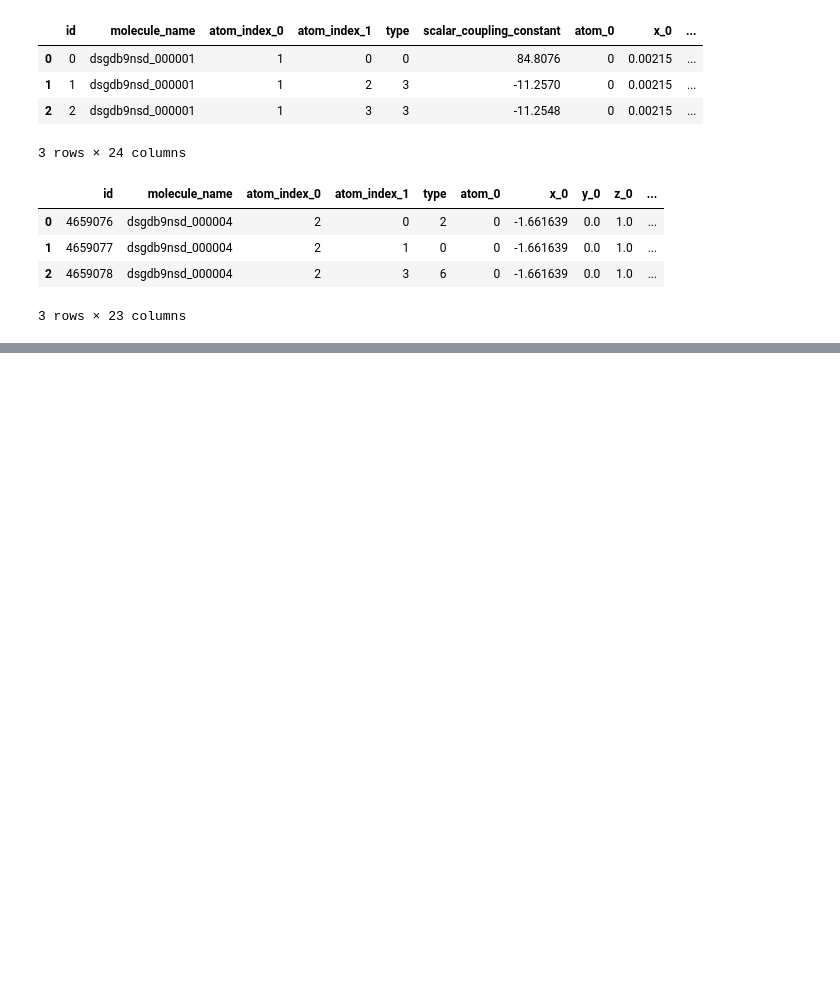
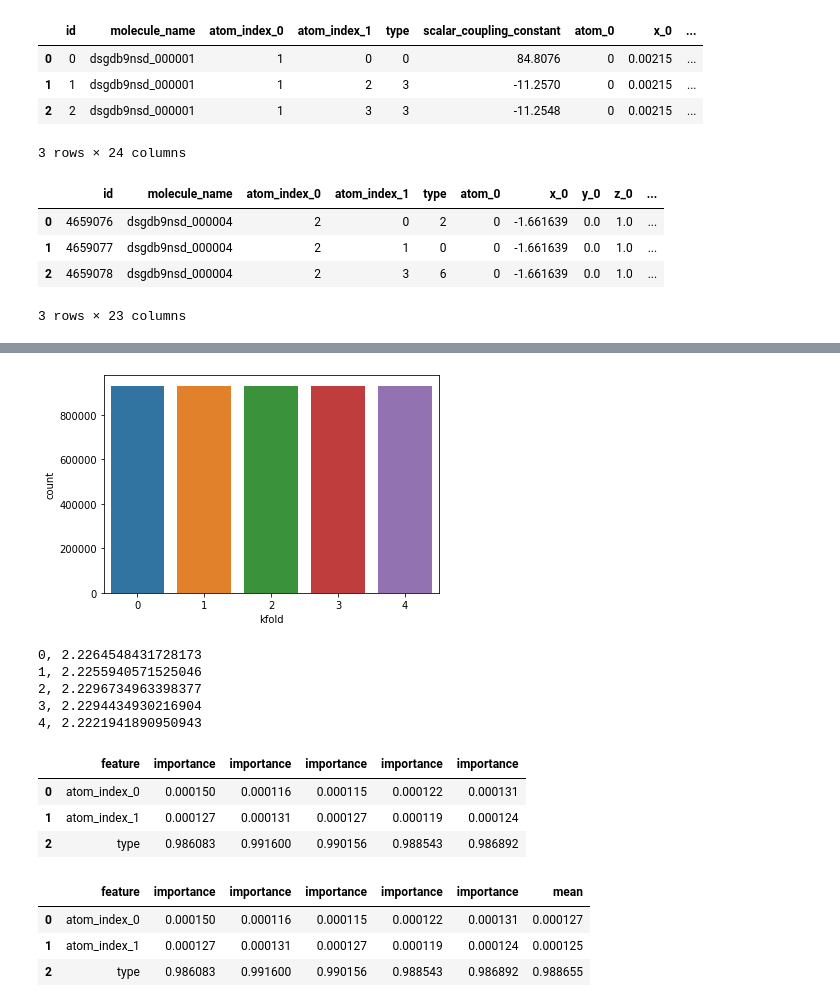
Before and after one commit to akiabe/kaggle_predict-molecular-properties, a Jupyter notebook: notebooks/practice_eda_and_modeling.ipynb, the cells around one changed output, grey strips where cells are left out. Saved outputs shown, nothing was run; the diff lists cells and outputs as text; code cells hidden in the pictures; blank space fills up the shorter version.

```diff
--- a/notebooks/practice_eda_and_modeling.ipynb
+++ b/notebooks/practice_eda_and_modeling.ipynb
@@ -439,0 +450,3 @@ test_all.head(3)
+# %%
+train_folds = pd.read_csv("../input/prac_train_fold.csv")
+train_folds.head(3)
@@ -439,0 +459,44 @@ test_all.head(3)
+# %%
+sns.countplot(train_folds["kfold"]);
+# %% [output]
+[figure, added]
+# %%
+import xgboost as xgb
+from sklearn import metrics
+import pickle
+
+def run(fold):
+    df = train_folds
+
+    df_train = df[df.kfold != fold].reset_index(drop=True)
+    df_valid = df[df.kfold == fold].reset_index(drop=True)
+
+    x_train = df_train.drop(["id", "molecule_name", "scalar_coupling_constant", "kfold"], axis=1)
+    y_train = df_train["scalar_coupling_constant"]
+    x_valid = df_valid.drop(["id", "molecule_name", "scalar_coupling_constant", "kfold"], axis=1)
+    y_valid = df_valid["scalar_coupling_constant"]
+
+    model = xgb.XGBRegressor()
+    model.fit(x_train, y_train)
+
+    preds = model.predict(x_valid)
+    mae = metrics.mean_absolute_error(y_valid, preds)
+    print(f"{fold}, {mae}")
+
+    importance = pd.DataFrame()
+    importance["feature"] = x_train.columns
+    importance["importance"] = model.feature_importances_
+    importance.to_csv(f"../input/xgb_importance_{fold}.csv", index=False)
+
+    with open(f"../model_preds/xgb_{fold}.pickle", mode="wb") as fp:
+        pickle.dump(model, fp)
+
+if __name__ == "__main__":
+    for j in range(5):
+        run(j)
+# %% [output]
+0, 2.2264548431728173
+1, 2.2255940571525046
+2, 2.2296734963398377
+3, 2.2294434930216904
+4, 2.2221941890950943
@@ -439,0 +517,25 @@ test_all.head(3)
+# %%
+importance_all = pd.concat(
+    [
+        importance_0,
+        importance_1,
+        importance_2,
+        importance_3,
+        importance_4
+    ], axis=1
+)
+importance_all.head(3)
+# %% [output]
+|  | feature | importance | importance | importance | importance | importance |
+| 0 | atom_index_0 | 0.000150 | 0.000116 | 0.000115 | 0.000122 | 0.000131 |
+| 1 | atom_index_1 | 0.000127 | 0.000131 | 0.000127 | 0.000119 | 0.000124 |
+| 2 | type | 0.986083 | 0.991600 | 0.990156 | 0.988543 | 0.986892 |
+# %%
+cols = [f for f in importance_all.columns if f not in ["feature"]]
+importance_all["mean"] = importance_all[cols].mean(axis=1)
+importance_all.head(3)
+# %% [output]
+|  | feature | importance | importance | importance | importance | importance | mean |
+| 0 | atom_index_0 | 0.000150 | 0.000116 | 0.000115 | 0.000122 | 0.000131 | 0.000127 |
+| 1 | atom_index_1 | 0.000127 | 0.000131 | 0.000127 | 0.000119 | 0.000124 | 0.000125 |
+| 2 | type | 0.986083 | 0.991600 | 0.990156 | 0.988543 | 0.986892 | 0.988655 |
```
Also changed, not shown: parts of 10 cells of this notebook.
